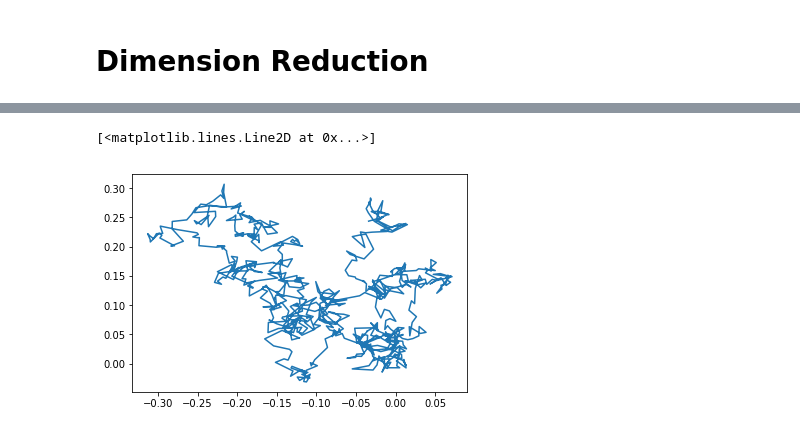
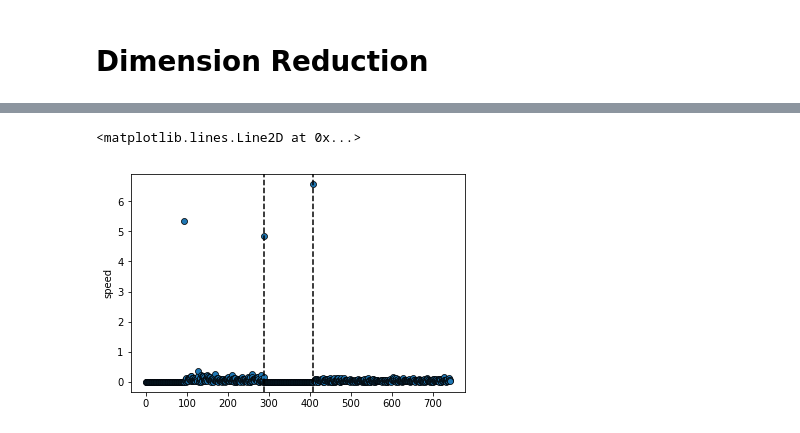
Before and after one commit to johnwoodill/Anomalous-Detection-Browning-Simulation, a Jupyter notebook: 3-Dimension-Reduction-notebook.ipynb, the cells around one changed output, grey strips where cells are left out. Drawn from its saved outputs; the diff is of its cells as text; code cells hidden in the pictures.

```diff
--- a/3-Dimension-Reduction-notebook.ipynb
+++ b/3-Dimension-Reduction-notebook.ipynb
@@ -63,26 +66,26 @@ plt.axvline(407, ls='--', color='white')
 # %%
 #------------------------------------------------------------------------
 # nMDS using ISO Mapping
 nmds = Isomap(n_components=5)
 nmds_dat = nmds.fit_transform(dmat)
 ndat = pd.DataFrame({"x": nmds_dat[:, 0], "y": nmds_dat[:, 1]})
 
 ndat['x2'] = ndat['x'].shift(-1)
 ndat['y2'] = ndat['y'].shift(-1)
 
 ndat['distance'] = np.sqrt( (ndat['x'] - ndat['x2'])**2 + (ndat['y'] - ndat['y2'])**2 )
 
 # Calculate speed
 ndat['speed'] = ndat['distance']/1
 
 
 # Plot speed
 plt = sns.scatterplot(x=range(len(ndat)) ,y=ndat['speed'], edgecolor="black")
-plt.axvline(289, ls='--', color='white')
-plt.axvline(407, ls='--', color='white')
+plt.axvline(289, ls='--', color='black')
+plt.axvline(407, ls='--', color='black')
 # %% [output]
-[<matplotlib.lines.Line2D at 0x...>]
+<matplotlib.lines.Line2D at 0x...>
-[figure, old version]
+[figure, new version]
 # %%
 # Limit outliers
 plt = sns.scatterplot(x=range(len(ndat)) ,y=ndat['speed'], edgecolor="black")
```
Also changed, not shown: parts of 3 cells of this notebook.
